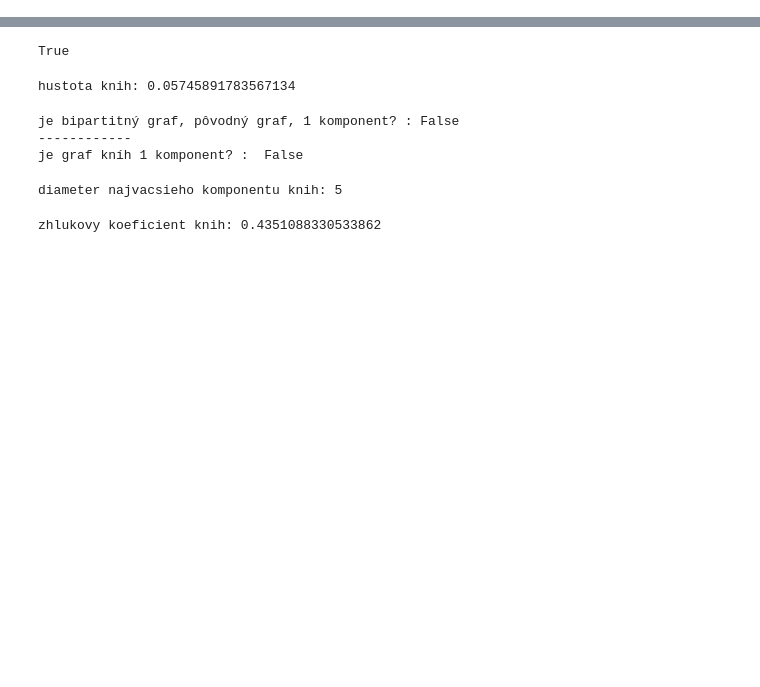
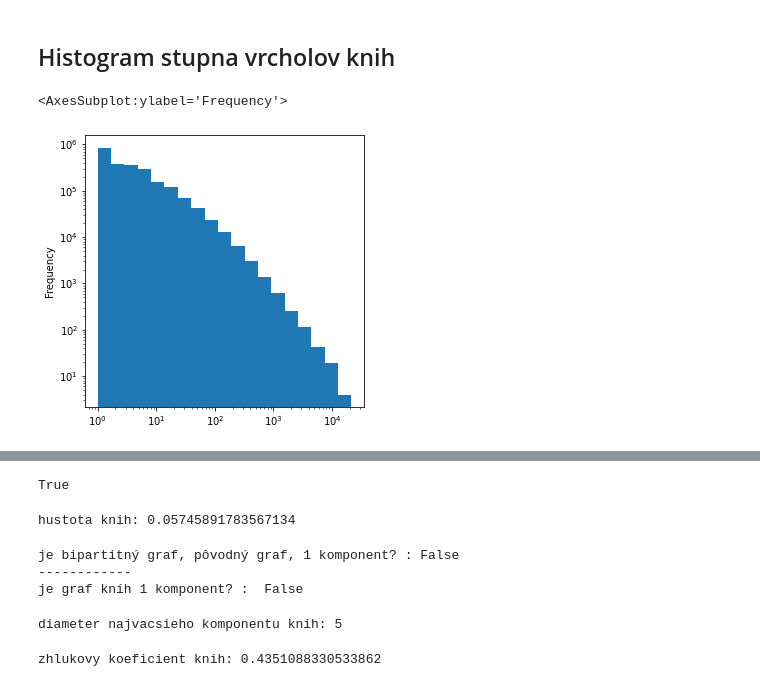
Before and after one commit to 01011001010/Veda-o-sietach-projekt, a Jupyter notebook: projekcia2.ipynb, the cells around one changed output, grey strips where cells are left out. Drawn from its saved outputs; the diff is of its cells as text; code cells hidden in the pictures; blank space fills up the shorter version.

```diff
--- a/projekcia2.ipynb
+++ b/projekcia2.ipynb
@@ -19,0 +31,10 @@ import matplotlib.cm as cm
+# %% [markdown]
+## Histogram stupna vrcholov knih
+# %%
+plt.figure(figsize=(5,5))
+plt.yscale('log')
+plt.xscale('log')
+df['ISBN'].value_counts().plot(kind='hist', bins=np.logspace(np.log10(1),np.log10(21398), 20))
+# %% [output]
+<AxesSubplot:ylabel='Frequency'>
+[figure, added]
```
Also changed, not shown: parts of 16 cells of this notebook, 1 other file.
